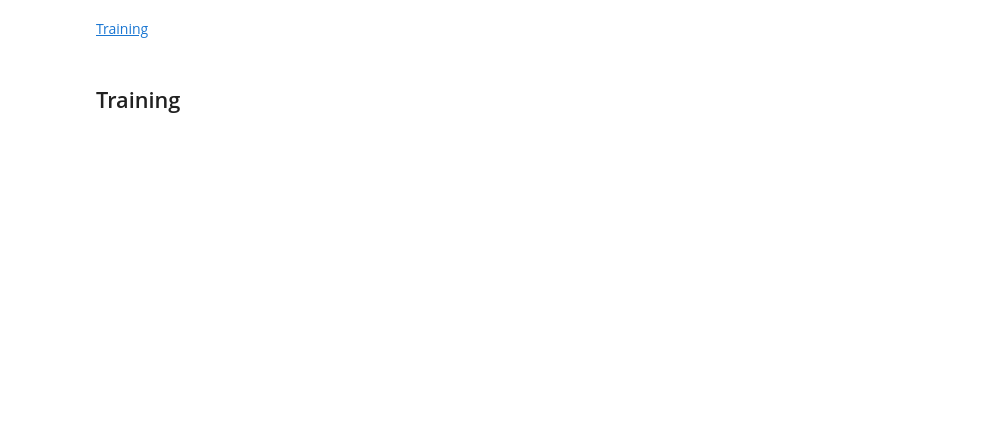
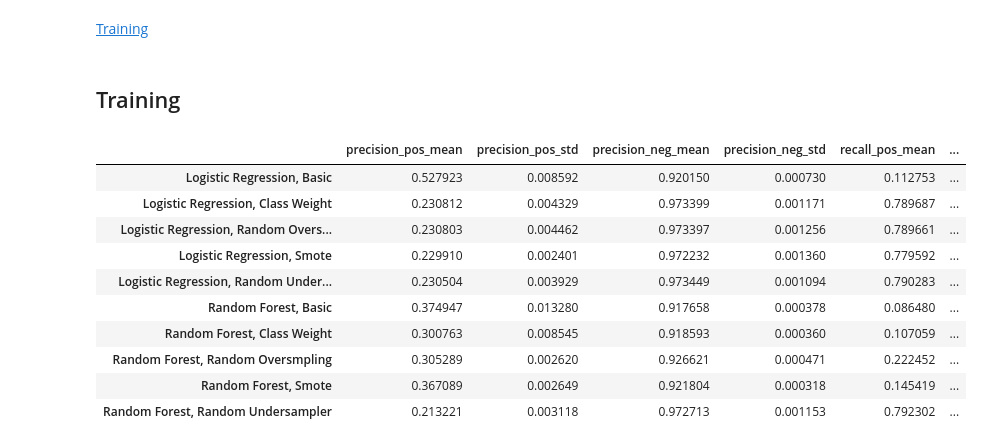
Before and after one commit to Hiram32/Springboard, a Jupyter notebook: Capstone_Project_2/Code/Modeling.ipynb, the cells around one changed output. Saved outputs shown, nothing was run; the diff lists cells and outputs as text; code cells hidden in the pictures; blank space fills up the shorter version.

```diff
--- a/Capstone_Project_2/Code/Modeling.ipynb
+++ b/Capstone_Project_2/Code/Modeling.ipynb
@@ -355,8 +356,8 @@ grid_cv_results = grid_cv_scorer(LogisticRegressionCustom, {'precision':precisio
 # %%
 grid_cv_results
 # %%
-algo_list = {'Logistic Regression':LogisticRegressionCustom, 'Random Forest':RandomForestClassifier}
-algo_params_list = [dict(max_iter=500), dict(n_estimators=100)]
+algo_list = {'Logistic Regression':LogisticRegressionCustom, 'Random Forest':RandomForestClassifier, 'XGBoost':XGBClassifier}
+algo_params_list = [dict(max_iter=500), dict(n_estimators=100), {}]
 imbalance_strategy_list = {'Basic':None, 'Class Weight':None, 'Random Oversmpling':RandomOverSampler, 'Smote':SMOTE, 'Random Undersampler':RandomUnderSampler}
 scores = {'precision_pos':precision_score_pos, 'precision_neg':precision_score_neg, 'recall_pos':recall_score_pos, 'recall_neg':recall_score_neg, \
     'f1_pos':f1_score_pos, 'f1_neg':f1_score_neg, 'roc_auc':roc_auc_scorer}
@@ -377,9 +378,9 @@ for algo_name, algo_params in zip(algo_list, algo_params_list):
         with open('../Data/modeling_results.pkl', 'wb') as f:
             pickle.dump(cv_results, f)
 # %%
-algo_list = {'Random Forest':RandomForestClassifier}
-algo_params_list = [dict(n_estimators=100)]
-imbalance_strategy_list = {'Class Weight':None, 'Random Oversmpling':RandomOverSampler, 'Smote':SMOTE, 'Random Undersampler':RandomUnderSampler}
+algo_list = {'XGBoost':XGBClassifier}
+algo_params_list = [{}]
+imbalance_strategy_list = {'Basic':None, 'Random Oversmpling':RandomOverSampler, 'Smote':SMOTE, 'Random Undersampler':RandomUnderSampler}
 scores = {'precision_pos':precision_score_pos, 'precision_neg':precision_score_neg, 'recall_pos':recall_score_pos, 'recall_neg':recall_score_neg, \
     'f1_pos':f1_score_pos, 'f1_neg':f1_score_neg, 'roc_auc':roc_auc_scorer}
 
@@ -396,6 +397,39 @@ for algo_name, algo_params in zip(algo_list, algo_params_list):
 
         with open('../Data/modeling_results.pkl', 'wb') as f:
             pickle.dump(cv_results, f)
+# %%
+def results_to_df(cv_results):
+    columns = []
+    for score in cv_results[list(cv_results.keys())[0]].keys():
+        columns.append(score + '_mean')
+        columns.append(score + '_std')
+
+    data = []
+    index = []
+    for model_name in cv_results:
+        index.append(model_name)
+        row = []
+        for score in cv_results[model_name]:
+            row.append(cv_results[model_name][score]['mean'])
+            row.append(cv_results[model_name][score]['std'])
+        data.append(row)
+
+    return pd.DataFrame(data, index=index, columns=columns)
+# %%
+results_df = results_to_df(cv_results)
+results_df
+# %% [output]
+|  | precision_pos_mean | precision_pos_std | precision_neg_mean | precision_neg_std | recall_pos_mean | ... |
+| Logistic Regression, Basic | 0.527923 | 0.008592 | 0.920150 | 0.000730 | 0.112753 | ... |
+| Logistic Regression, Class Weight | 0.230812 | 0.004329 | 0.973399 | 0.001171 | 0.789687 | ... |
+| Logistic Regression, Random Overs... | 0.230803 | 0.004462 | 0.973397 | 0.001256 | 0.789661 | ... |
+| Logistic Regression, Smote | 0.229910 | 0.002401 | 0.972232 | 0.001360 | 0.779592 | ... |
+| Logistic Regression, Random Under... | 0.230504 | 0.003929 | 0.973449 | 0.001094 | 0.790283 | ... |
+| Random Forest, Basic | 0.374947 | 0.013280 | 0.917658 | 0.000378 | 0.086480 | ... |
+| Random Forest, Class Weight | 0.300763 | 0.008545 | 0.918593 | 0.000360 | 0.107059 | ... |
+| Random Forest, Random Oversmpling | 0.305289 | 0.002620 | 0.926621 | 0.000471 | 0.222452 | ... |
+| Random Forest, Smote | 0.367089 | 0.002649 | 0.921804 | 0.000318 | 0.145419 | ... |
+| Random Forest, Random Undersampler | 0.213221 | 0.003118 | 0.972713 | 0.001153 | 0.792302 | ... |
 # %%
 with open('../Data/modeling_results.pkl', 'rb') as f:
     cv_results = pickle.load(f)
```
Also changed, not shown: parts of 11 cells of this notebook, 1 other file.
